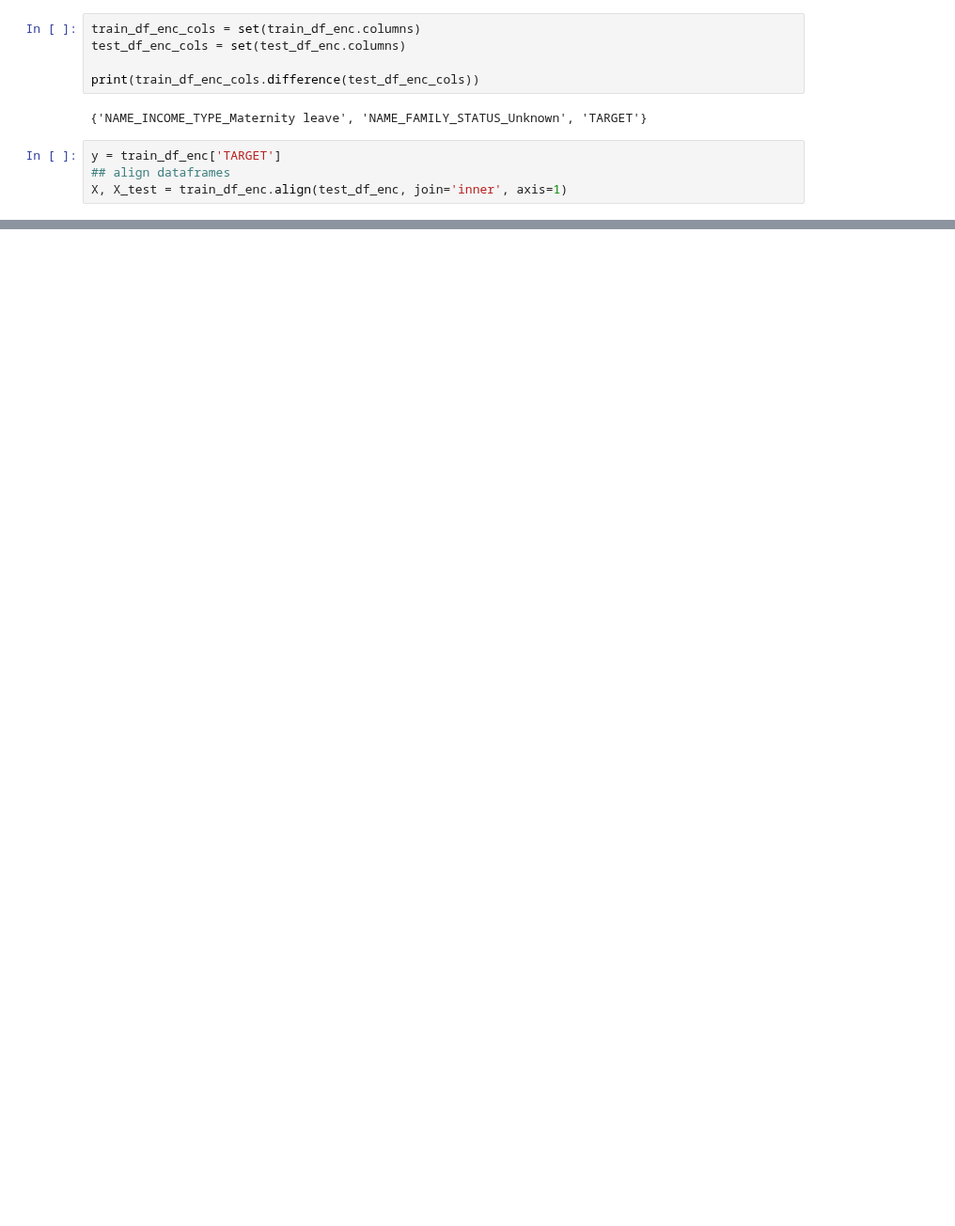
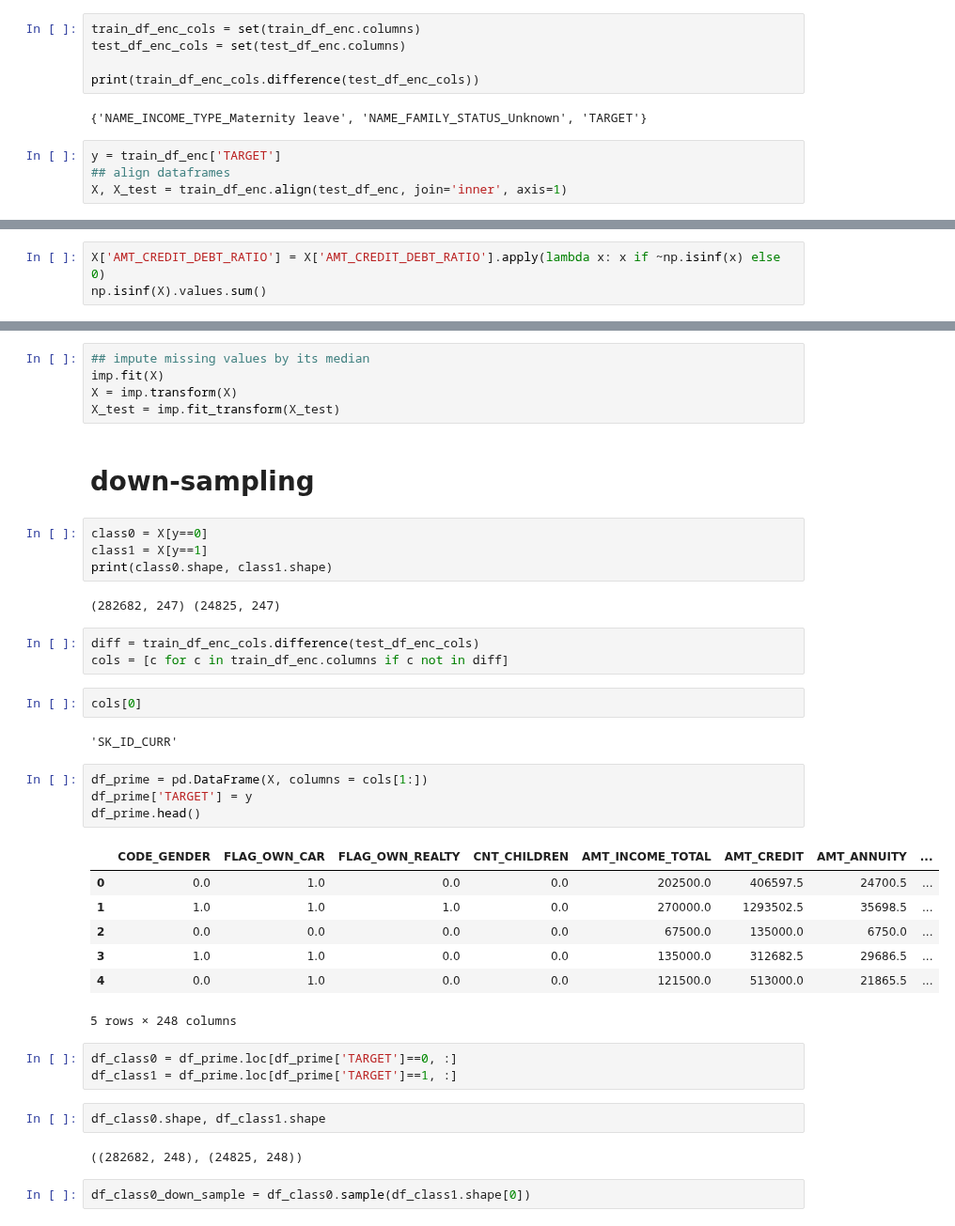
Before and after one commit to DSEI21000-S21/project-home-credit, a Jupyter notebook: experiments/eyob/model.ipynb, the cells around one changed output, grey strips where cells are left out. Shown at 94% size. Cells and saved outputs as stored; diff of their text form; blank space fills up the shorter version.

```diff
--- a/experiments/eyob/model.ipynb
+++ b/experiments/eyob/model.ipynb
@@ -60,0 +103,3 @@ X.shape, X_test.shape
+# %%
+X['AMT_CREDIT_DEBT_RATIO'] = X['AMT_CREDIT_DEBT_RATIO'].apply(lambda x: x if ~np.isinf(x) else 0)
+np.isinf(X).values.sum()
@@ -60,0 +131,41 @@ X.shape, X_test.shape
+# %%
+## impute missing values by its median
+imp.fit(X)
+X = imp.transform(X)
+X_test = imp.fit_transform(X_test)
+# %% [markdown]
+# down-sampling
+# %%
+class0 = X[y==0]
+class1 = X[y==1]
+print(class0.shape, class1.shape)
+# %% [output]
+(282682, 247) (24825, 247)
+# %%
+diff = train_df_enc_cols.difference(test_df_enc_cols)
+cols = [c for c in train_df_enc.columns if c not in diff]
+# %%
+cols[0]
+# %% [output]
+'SK_ID_CURR'
+# %%
+df_prime = pd.DataFrame(X, columns = cols[1:])
+df_prime['TARGET'] = y
+df_prime.head()
+# %% [output]
+|  | CODE_GENDER | FLAG_OWN_CAR | FLAG_OWN_REALTY | CNT_CHILDREN | AMT_INCOME_TOTAL | AMT_CREDIT | AMT_ANNUITY | ... |
+| 0 | 0.0 | 1.0 | 0.0 | 0.0 | 202500.0 | 406597.5 | 24700.5 | ... |
+| 1 | 1.0 | 1.0 | 1.0 | 0.0 | 270000.0 | 1293502.5 | 35698.5 | ... |
+| 2 | 0.0 | 0.0 | 0.0 | 0.0 | 67500.0 | 135000.0 | 6750.0 | ... |
+| 3 | 1.0 | 1.0 | 0.0 | 0.0 | 135000.0 | 312682.5 | 29686.5 | ... |
+| 4 | 0.0 | 1.0 | 0.0 | 0.0 | 121500.0 | 513000.0 | 21865.5 | ... |
+5 rows × 248 columns
+# %%
+df_class0 = df_prime.loc[df_prime['TARGET']==0, :]
+df_class1 = df_prime.loc[df_prime['TARGET']==1, :]
+# %%
+df_class0.shape, df_class1.shape
+# %% [output]
+((282682, 248), (24825, 248))
+# %%
+df_class0_down_sample = df_class0.sample(df_class1.shape[0])
```
Also changed, not shown: parts of 30 cells of this notebook.
